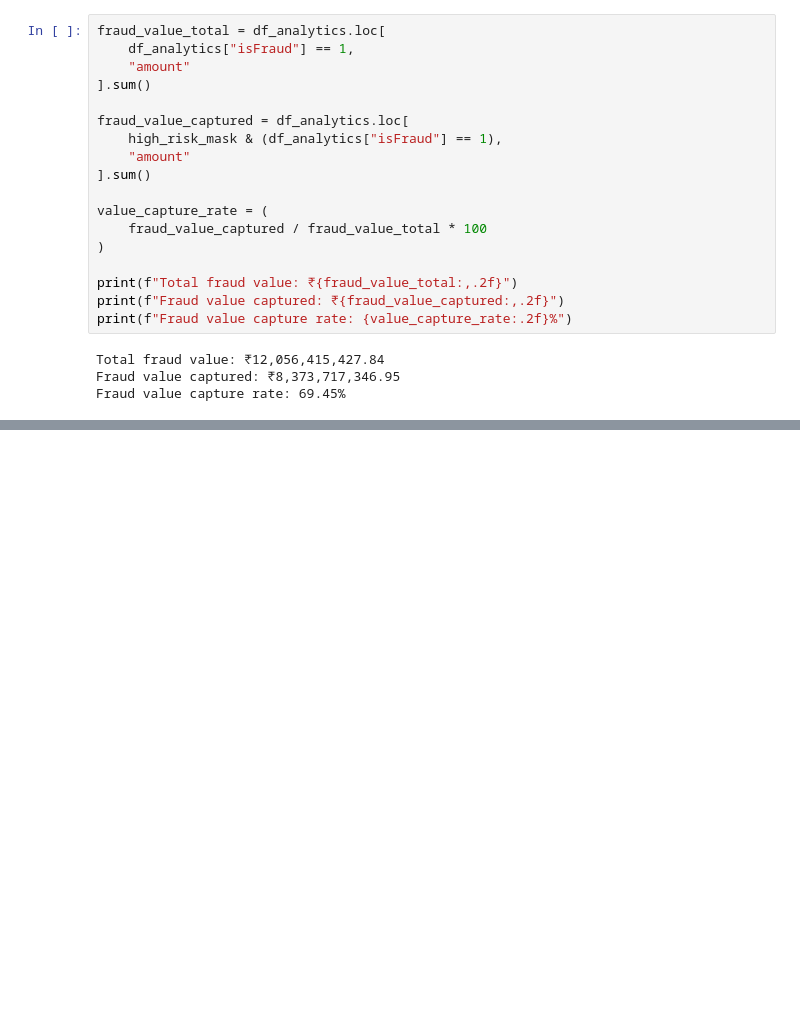
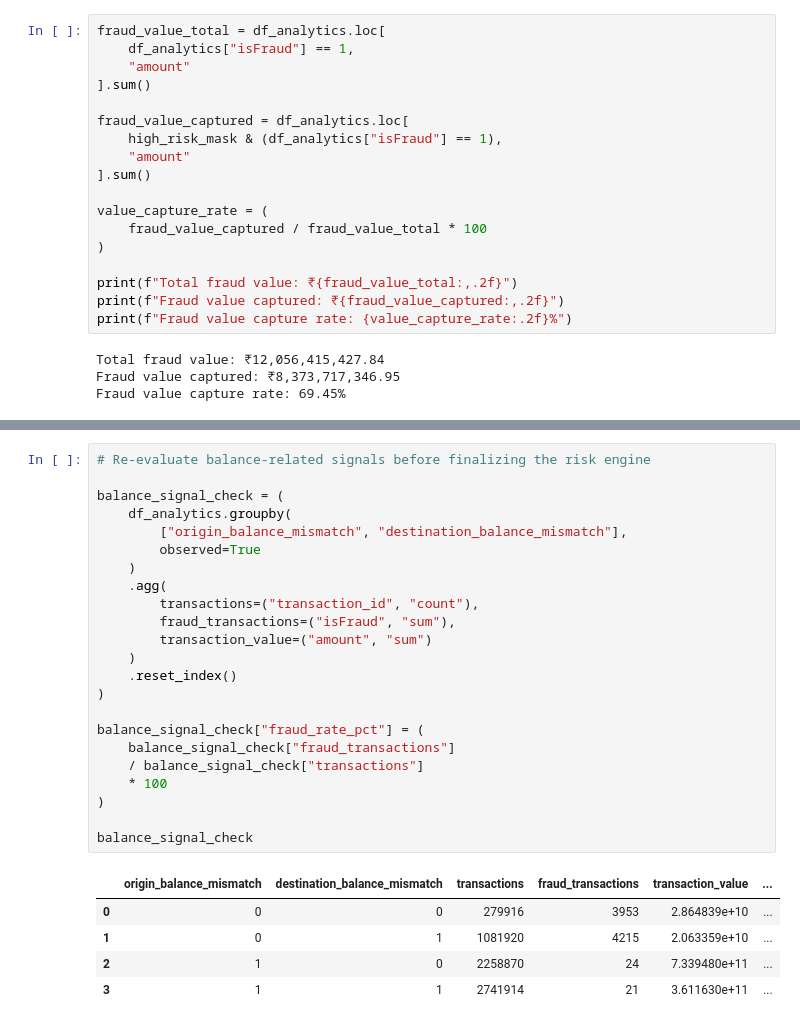
Before and after one commit to Preetam-13/financial-transaction-risk-fraud-analytics, a Jupyter notebook: notebooks/01_data_profiling.ipynb, the cells around one changed output, grey strips where cells are left out. Cells and saved outputs as stored; diff of their text form; blank space fills up the shorter version.

```diff
--- a/notebooks/01_data_profiling.ipynb
+++ b/notebooks/01_data_profiling.ipynb
@@ -787,0 +1211,29 @@ Fraud value capture rate: 69.45%
+# %%
+# Re-evaluate balance-related signals before finalizing the risk engine
+
+balance_signal_check = (
+    df_analytics.groupby(
+        ["origin_balance_mismatch", "destination_balance_mismatch"],
+        observed=True
+    )
+    .agg(
+        transactions=("transaction_id", "count"),
+        fraud_transactions=("isFraud", "sum"),
+        transaction_value=("amount", "sum")
+    )
+    .reset_index()
+)
+
+balance_signal_check["fraud_rate_pct"] = (
+    balance_signal_check["fraud_transactions"]
+    / balance_signal_check["transactions"]
+    * 100
+)
+
+balance_signal_check
+# %% [output]
+|  | origin_balance_mismatch | destination_balance_mismatch | transactions | fraud_transactions | transaction_value | ... |
+| 0 | 0 | 0 | 279916 | 3953 | 2.864839e+10 | ... |
+| 1 | 0 | 1 | 1081920 | 4215 | 2.063359e+10 | ... |
+| 2 | 1 | 0 | 2258870 | 24 | 7.339480e+11 | ... |
+| 3 | 1 | 1 | 2741914 | 21 | 3.611630e+11 | ... |
```
Also changed, not shown: parts of 30 cells of this notebook, 1 other file.
